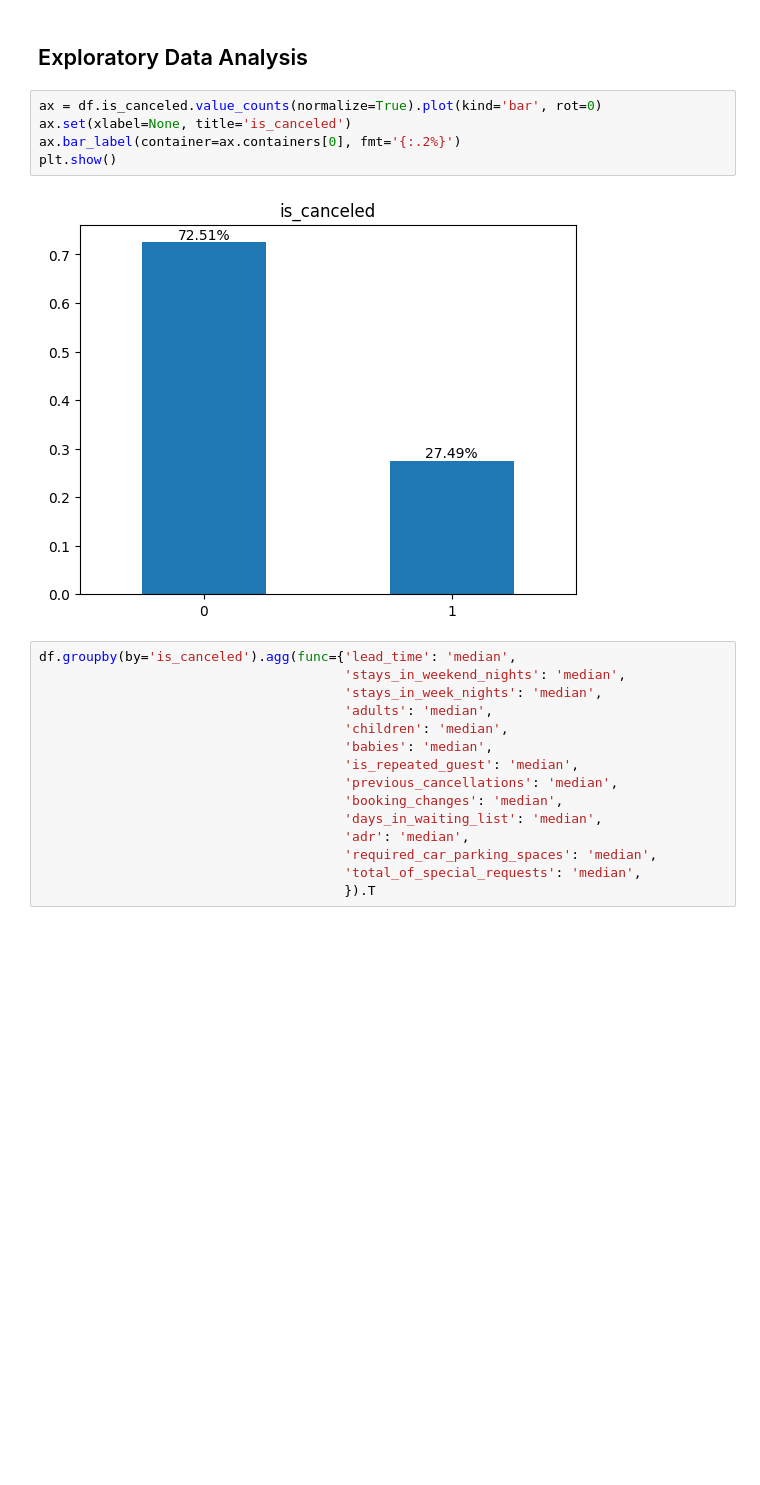
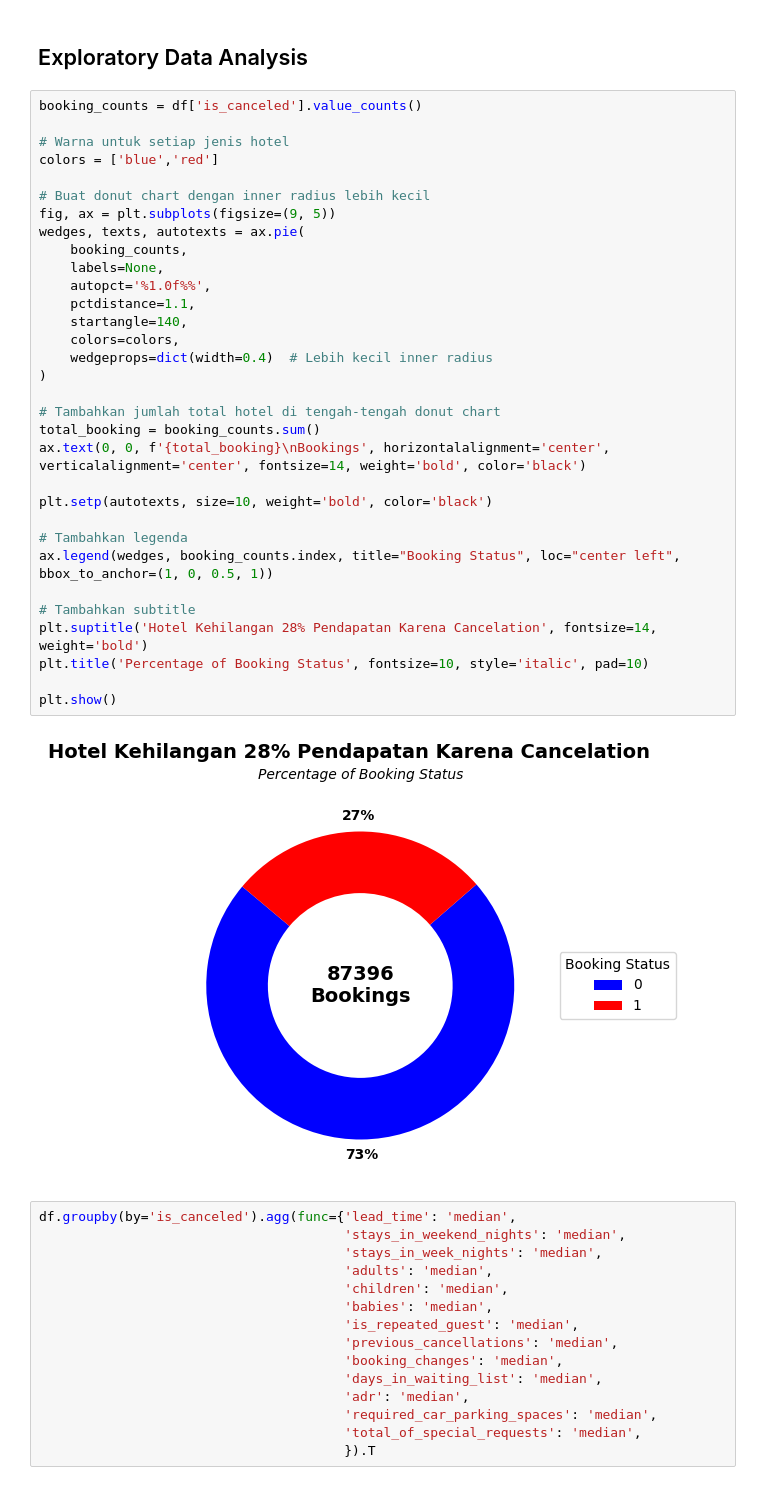
Before and after one commit to garudapaksi-yusuf/Hotel_Booking_Demand, a Jupyter notebook: Hotel_Bookings.ipynb, the cells around one changed output. Cells and saved outputs as stored; diff of their text form; blank space fills up the shorter version.

```diff
--- a/Hotel_Bookings.ipynb
+++ b/Hotel_Bookings.ipynb
@@ -592,13 +661,40 @@ phik_matrix(df=categorical_target_vars, interval_cols='is_canceled').style.backg
 | reserved_room_type | 0.111 | 0.163 | 0.153 | 0.081 | 0.236 | 0.075 | 0.253 | ... |
 # %% [markdown]
 ## Exploratory Data Analysis
-# %%
-ax = df.is_canceled.value_counts(normalize=True).plot(kind='bar', rot=0)
-ax.set(xlabel=None, title='is_canceled')
-ax.bar_label(container=ax.containers[0], fmt='{:.2%}')
-plt.show()
-# %% [output]
-[figure, removed]
+# %%
+booking_counts = df['is_canceled'].value_counts()
+
+# Warna untuk setiap jenis hotel
+colors = ['blue','red']
+
+# Buat donut chart dengan inner radius lebih kecil
+fig, ax = plt.subplots(figsize=(9, 5))
+wedges, texts, autotexts = ax.pie(
+    booking_counts,
+    labels=None,
+    autopct='%1.0f%%',
+    pctdistance=1.1,
+    startangle=140,
+    colors=colors,
+    wedgeprops=dict(width=0.4)  # Lebih kecil inner radius
+)
+
+# Tambahkan jumlah total hotel di tengah-tengah donut chart
+total_booking = booking_counts.sum()
+ax.text(0, 0, f'{total_booking}\nBookings', horizontalalignment='center', verticalalignment='center', fontsize=14, weight='bold', color='black')
+
+plt.setp(autotexts, size=10, weight='bold', color='black')
+
+# Tambahkan legenda
+ax.legend(wedges, booking_counts.index, title="Booking Status", loc="center left", bbox_to_anchor=(1, 0, 0.5, 1))
+
+# Tambahkan subtitle
+plt.suptitle('Hotel Kehilangan 28% Pendapatan Karena Cancelation', fontsize=14, weight='bold')
+plt.title('Percentage of Booking Status', fontsize=10, style='italic', pad=10)
+
+plt.show()
+# %% [output]
+[figure, added]
 # %%
 df.groupby(by='is_canceled').agg(func={'lead_time': 'median',
                                        'stays_in_weekend_nights': 'median',
```
Also changed, not shown: parts of 48 cells of this notebook, 1 other file.
